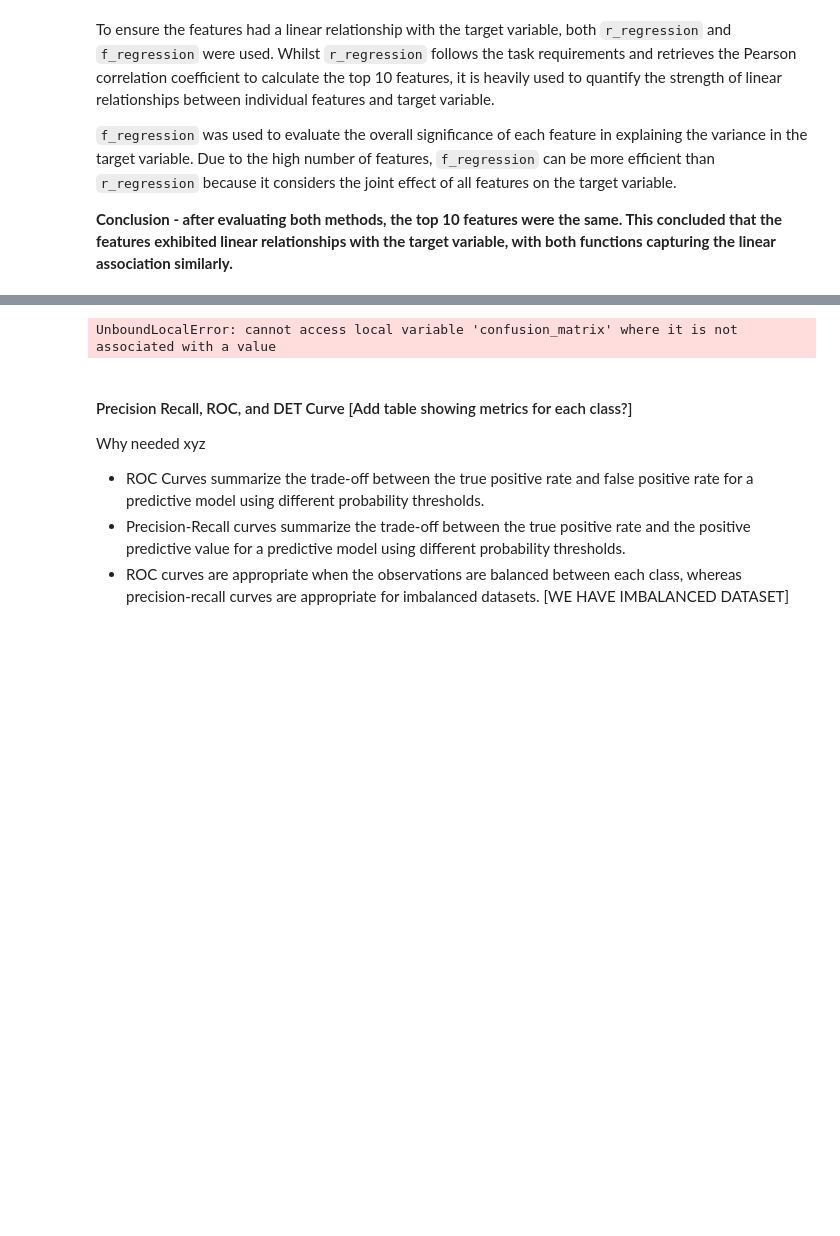
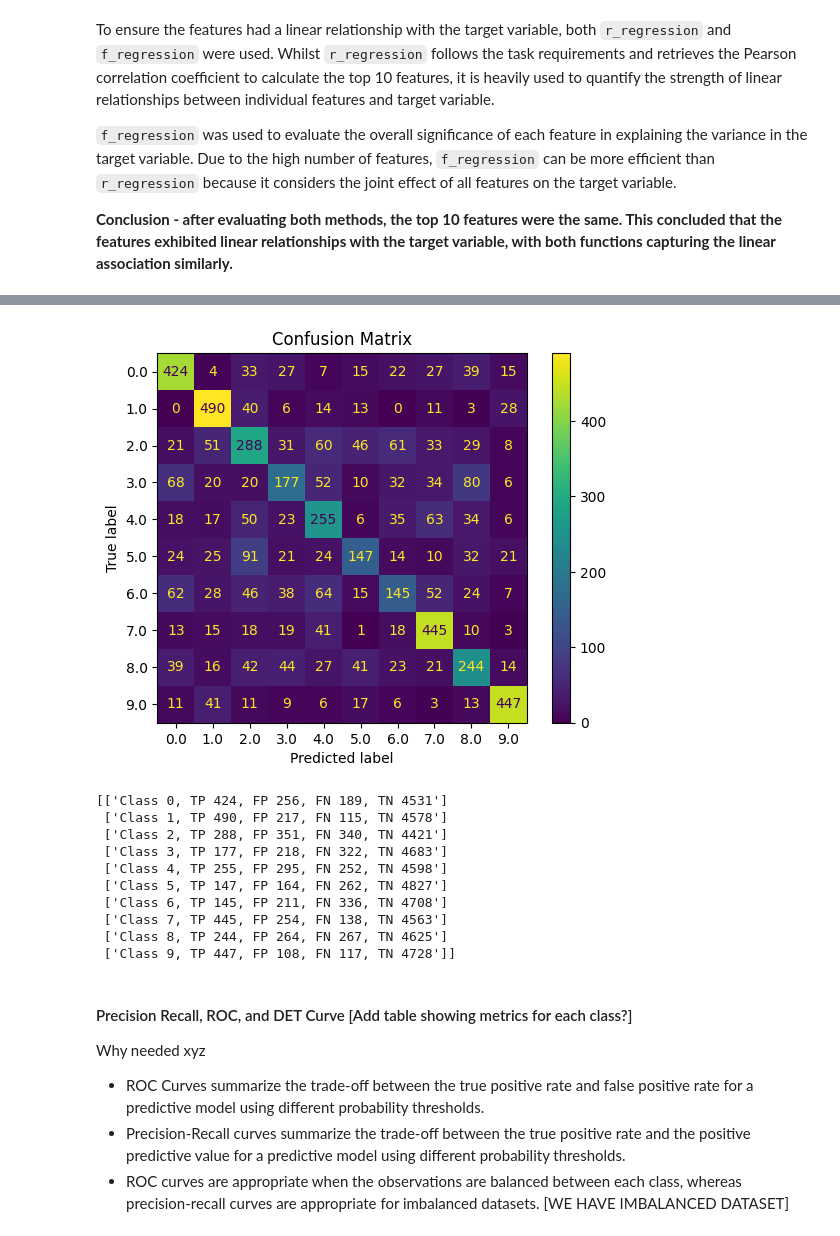
Before and after one commit to aym183/Satellite-Image-Classification, a Jupyter notebook: task1.ipynb, the cells around one changed output, grey strips where cells are left out. Saved outputs shown, nothing was run; the diff lists cells and outputs as text; code cells hidden in the pictures; blank space fills up the shorter version.

Commit message:
Added table for confusion matrix metrics

```diff
--- a/task1.ipynb
+++ b/task1.ipynb
@@ -360,7 +356,17 @@ Why needed xyz
 # %%
-plot_confusion_matrix(svc_results_holdout, x_test_norm[:, top_features_indices], y_test)
+plot_confusion_matrix(svc_results, x_test_selected[:, top_features_indices], y_test)
 # %% [output]
+[figure, added]
-UnboundLocalError: cannot access local variable 'confusion_matrix' where it is not associated with a value
+[['Class 0, TP 424, FP 256, FN 189, TN 4531']
+ ['Class 1, TP 490, FP 217, FN 115, TN 4578']
+ ['Class 2, TP 288, FP 351, FN 340, TN 4421']
+ ['Class 3, TP 177, FP 218, FN 322, TN 4683']
+ ['Class 4, TP 255, FP 295, FN 252, TN 4598']
+ ['Class 5, TP 147, FP 164, FN 262, TN 4827']
+ ['Class 6, TP 145, FP 211, FN 336, TN 4708']
+ ['Class 7, TP 445, FP 254, FN 138, TN 4563']
+ ['Class 8, TP 244, FP 264, FN 267, TN 4625']
+ ['Class 9, TP 447, FP 108, FN 117, TN 4728']]
 # %% [markdown]
 #### Precision Recall, ROC, and DET Curve [Add table showing metrics for each class?]
 Why needed xyz
```
Also changed, not shown: parts of 27 cells of this notebook, 4 other files.
